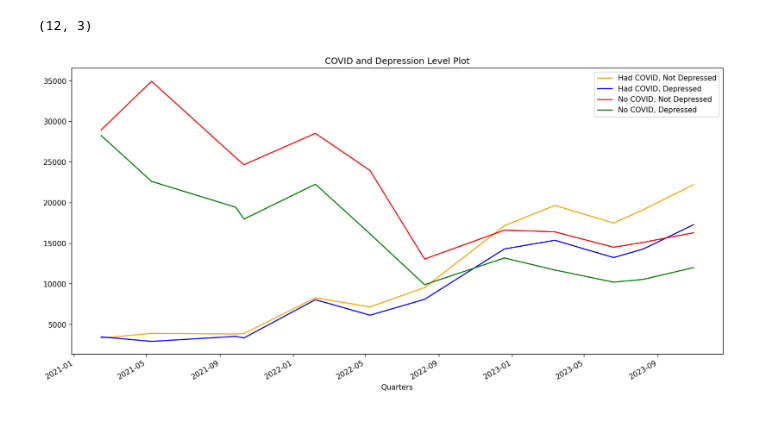
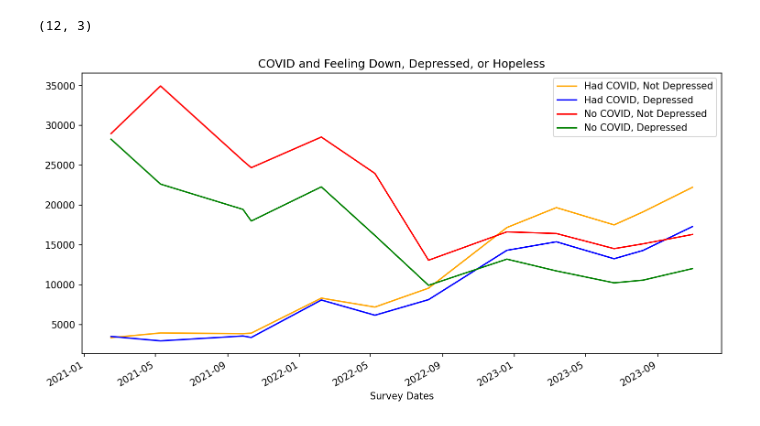
Before and after one commit to crmartella/DIVOC-91, a Jupyter notebook: covid_analysis_plots.ipynb, the cells around one changed output. Drawn from its saved outputs; the diff is of its cells as text; code cells hidden in the pictures.

Commit message:
added second plot notebook

```diff
--- a/covid_analysis_plots.ipynb
+++ b/covid_analysis_plots.ipynb
@@ -709,25 +709,25 @@ display(hadcovid2_down5_groupby_df.shape)
 # %%
 # Visualizing responses HAD_COVID and DOWN_CLEAN
 
 # Set the plot size
-plt.figure(figsize=(16, 8), dpi=150)
+plt.figure(figsize=(12, 6), dpi=150)
 
 # Plot responses and set the label and color of the line
 hadcovid1_down1_groupby_df['count'].plot(label='Had COVID, Not Depressed', color='orange')
 hadcovid1_down5_groupby_df['count'].plot(label='Had COVID, Depressed', color='blue')
 hadcovid2_down1_groupby_df['count'].plot(label='No COVID, Not Depressed', color='red')
 hadcovid2_down5_groupby_df['count'].plot(label='No COVID, Depressed', color='green')
 
 # Add title to the plot
-plt.title('COVID and Depression Level Plot')
+plt.title('COVID and Feeling Down, Depressed, or Hopeless')
 
 # Add label to the x-axis
-plt.xlabel('Quarters')
+plt.xlabel('Survey Dates')
 
 # Add legend
 plt.legend()
 
 # show the plot
 plt.show()
 # %% [output]
-[figure, old version]
+[figure, new version]
```
Also changed, not shown: parts of 3 cells of this notebook, 1 other file.
